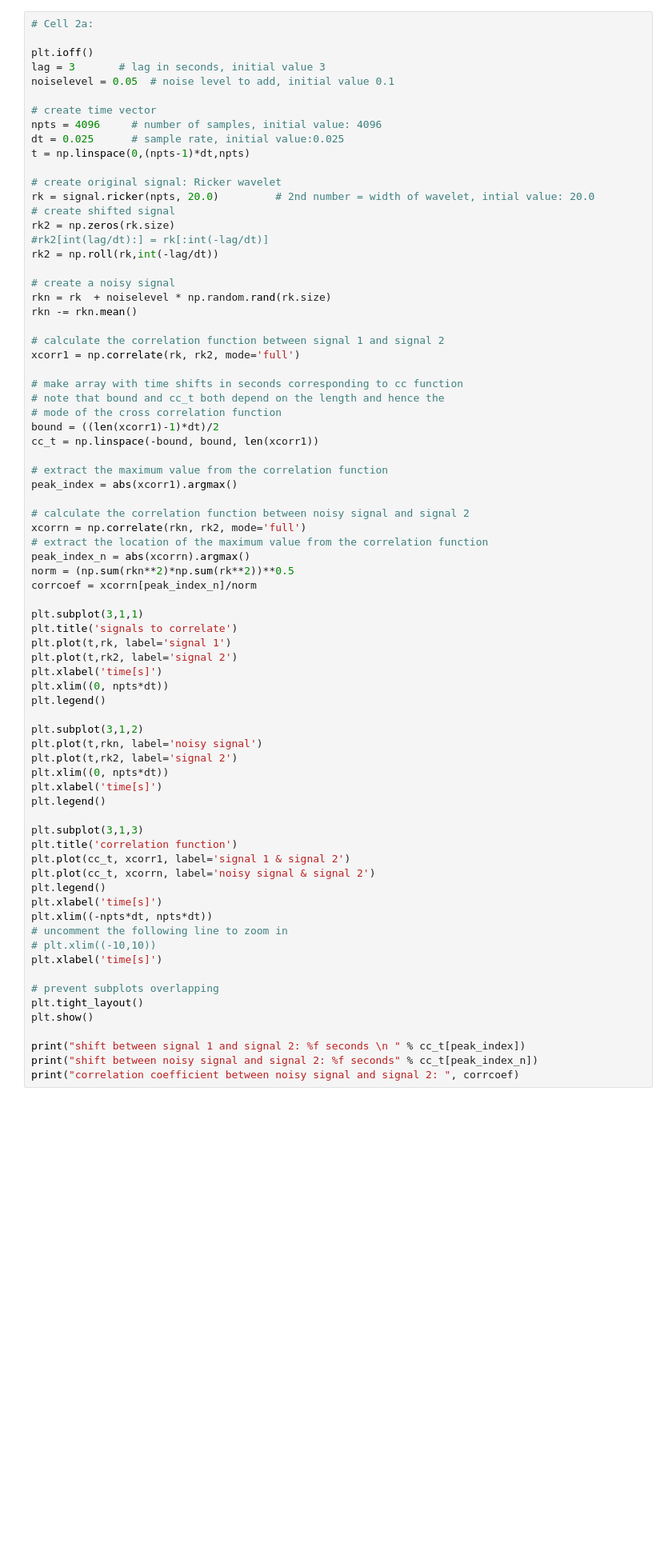
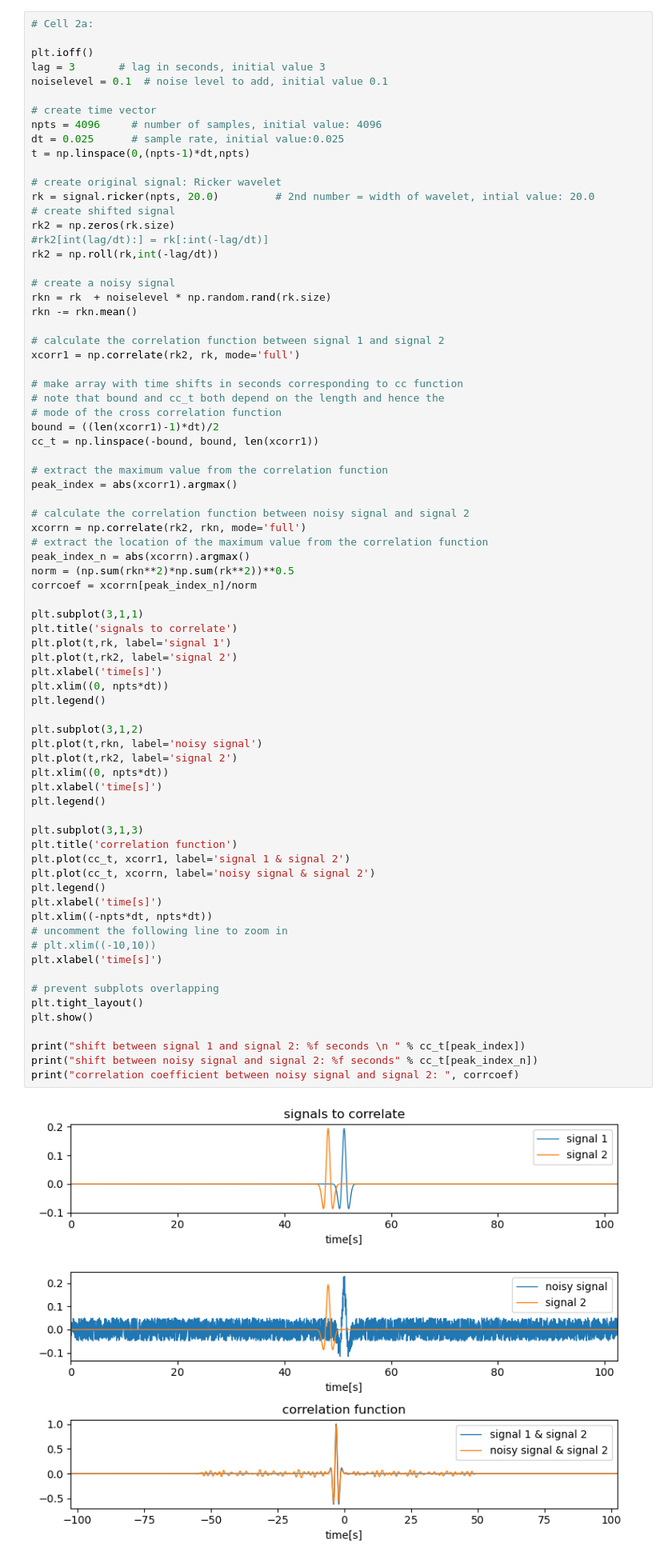
Before and after one commit to jwassermann/P10-P11, a Jupyter notebook: P10_correlations/P10 - Correlations.ipynb, the cells around one changed output. Shown at 80% size. Saved outputs shown, nothing was run; the diff lists cells and outputs as text; blank space fills up the shorter version.

```diff
--- a/P10_correlations/P10 - Correlations.ipynb
+++ b/P10_correlations/P10 - Correlations.ipynb
@@ -113,7 +117,7 @@ The correlation function between both signals is calculated and shown in the plo
 
 plt.ioff()
 lag = 3       # lag in seconds, initial value 3
-noiselevel = 0.05  # noise level to add, initial value 0.1
+noiselevel = 0.1  # noise level to add, initial value 0.1
 
 # create time vector
 npts = 4096     # number of samples, initial value: 4096
@@ -132,7 +136,7 @@ rkn = rk  + noiselevel * np.random.rand(rk.size)
 rkn -= rkn.mean()
 
 # calculate the correlation function between signal 1 and signal 2
-xcorr1 = np.correlate(rk, rk2, mode='full')
+xcorr1 = np.correlate(rk2, rk, mode='full')
 
 # make array with time shifts in seconds corresponding to cc function
 # note that bound and cc_t both depend on the length and hence the
@@ -144,7 +148,7 @@ cc_t = np.linspace(-bound, bound, len(xcorr1))
 peak_index = abs(xcorr1).argmax()
 
 # calculate the correlation function between noisy signal and signal 2
-xcorrn = np.correlate(rkn, rk2, mode='full')
+xcorrn = np.correlate(rk2, rkn, mode='full')
 # extract the location of the maximum value from the correlation function
 peak_index_n = abs(xcorrn).argmax()
 norm = (np.sum(rkn**2)*np.sum(rk**2))**0.5
@@ -156,30 +160,32 @@ plt.plot(t,rk, label='signal 1')
 plt.plot(t,rk2, label='signal 2')
 plt.xlabel('time[s]')
 plt.xlim((0, npts*dt))
 plt.legend()
 
 plt.subplot(3,1,2)
 plt.plot(t,rkn, label='noisy signal')
 plt.plot(t,rk2, label='signal 2')
 plt.xlim((0, npts*dt))
 plt.xlabel('time[s]')
 plt.legend()
 
 plt.subplot(3,1,3)
 plt.title('correlation function')
 plt.plot(cc_t, xcorr1, label='signal 1 & signal 2')
 plt.plot(cc_t, xcorrn, label='noisy signal & signal 2')
 plt.legend()
 plt.xlabel('time[s]')
 plt.xlim((-npts*dt, npts*dt))
 # uncomment the following line to zoom in
 # plt.xlim((-10,10))
 plt.xlabel('time[s]')
 
 # prevent subplots overlapping
 plt.tight_layout()
 plt.show()
 
 print("shift between signal 1 and signal 2: %f seconds \n " % cc_t[peak_index])
 print("shift between noisy signal and signal 2: %f seconds" % cc_t[peak_index_n])
 print("correlation coefficient between noisy signal and signal 2: ", corrcoef)
+# %% [output]
+[figure, added]
```
Also changed, not shown: parts of 8 cells of this notebook, 9 other files.
